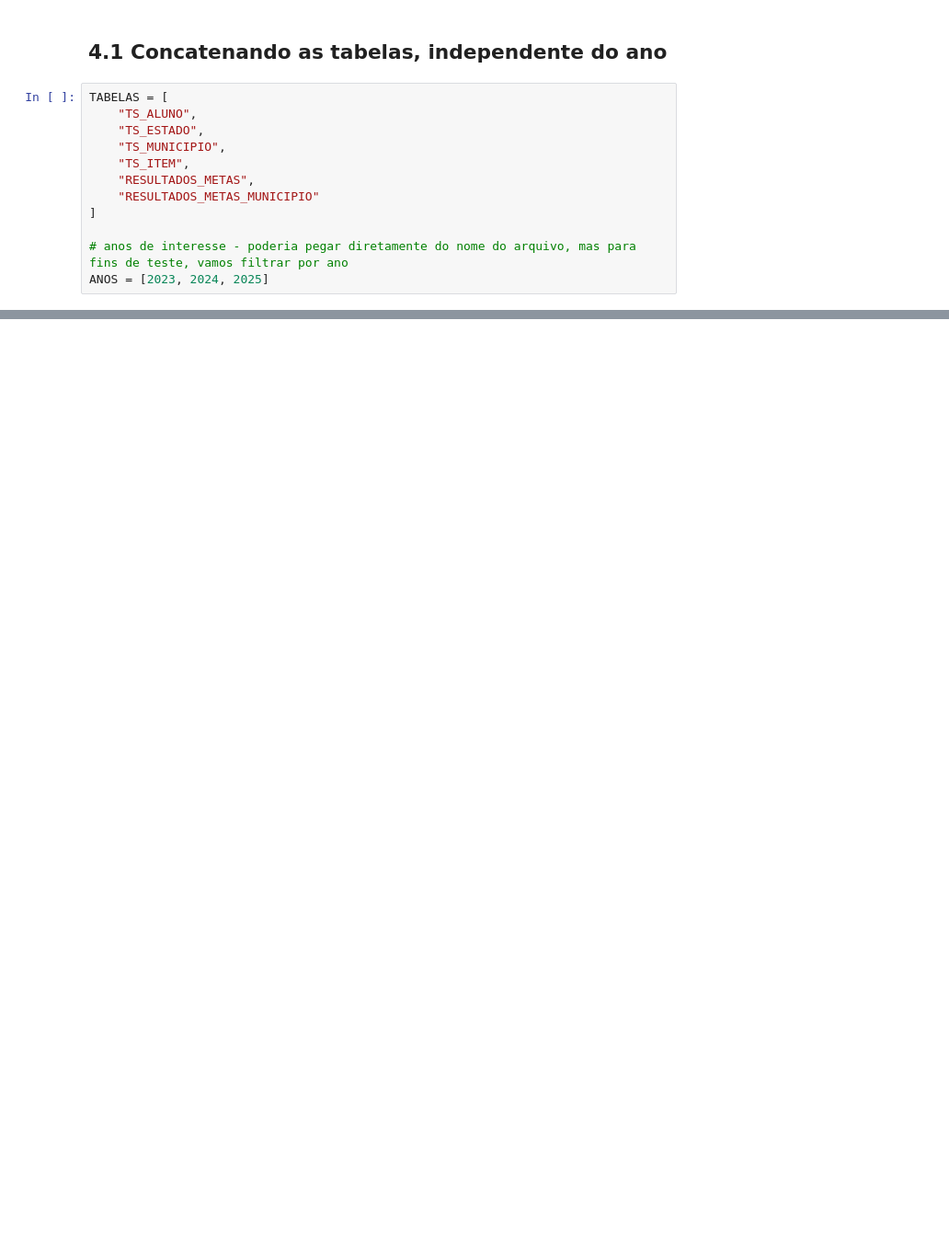
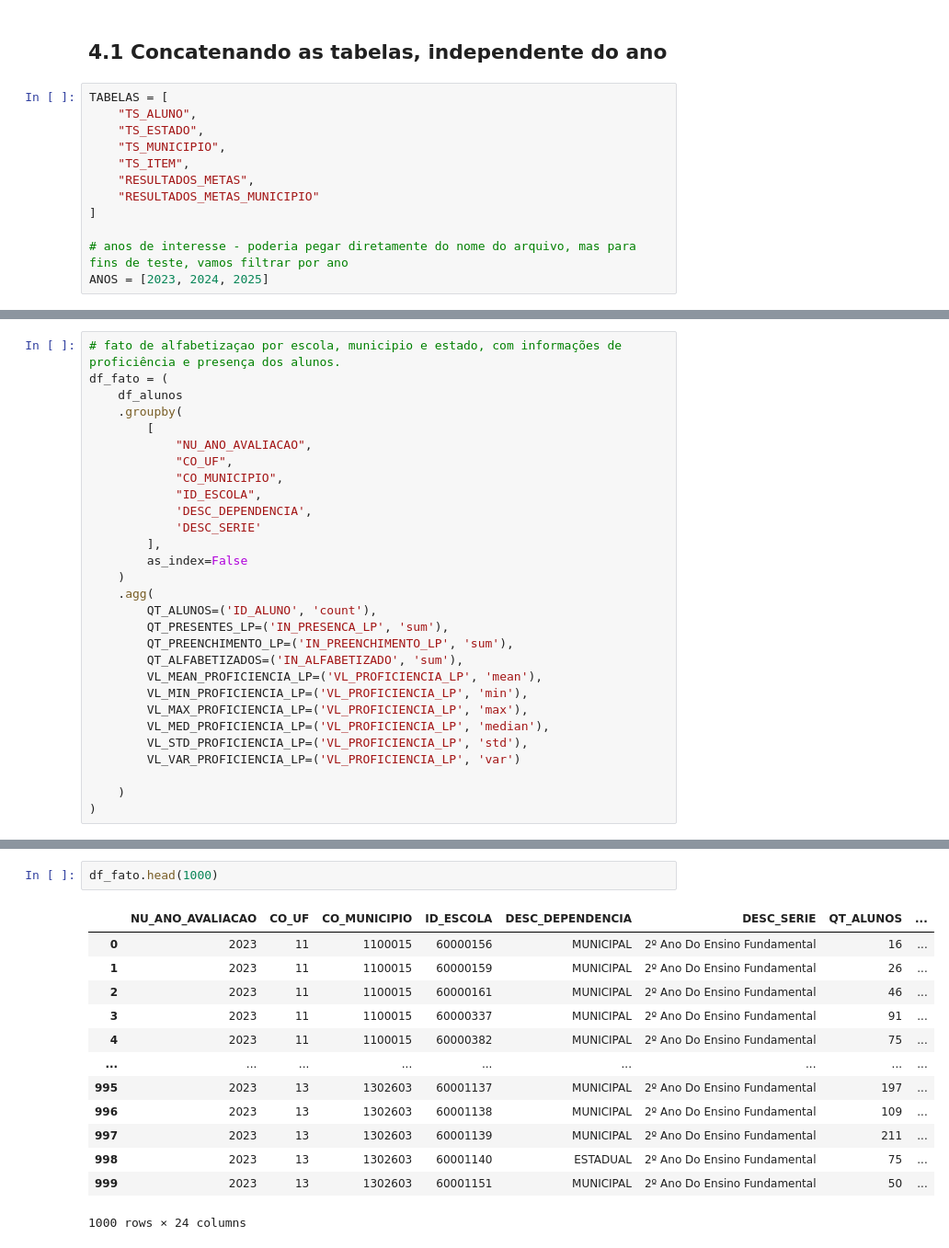
Before and after one commit to LucasRuizMartins/fiap_tech_challenge_02, a Jupyter notebook: notebooks/04 - pipeline_silver_gold_refat.ipynb, the cells around one changed output, grey strips where cells are left out. Shown at 92% size. Drawn from its saved outputs; the diff is of its cells as text; blank space fills up the shorter version.

```diff
--- a/notebooks/04 - pipeline_silver_gold_refat.ipynb
+++ b/notebooks/04 - pipeline_silver_gold_refat.ipynb
@@ -279,0 +331,29 @@ dataframe.head()
+# %%
+# fato de alfabetizaçao por escola, municipio e estado, com informações de proficiência e presença dos alunos.
+df_fato = (
+    df_alunos
+    .groupby(
+        [
+            "NU_ANO_AVALIACAO",
+            "CO_UF",
+            "CO_MUNICIPIO",
+            "ID_ESCOLA",
+            'DESC_DEPENDENCIA',
+            'DESC_SERIE'
+        ],
+        as_index=False
+    )
+    .agg(
+        QT_ALUNOS=('ID_ALUNO', 'count'),
+        QT_PRESENTES_LP=('IN_PRESENCA_LP', 'sum'),
+        QT_PREENCHIMENTO_LP=('IN_PREENCHIMENTO_LP', 'sum'),
+        QT_ALFABETIZADOS=('IN_ALFABETIZADO', 'sum'),
+        VL_MEAN_PROFICIENCIA_LP=('VL_PROFICIENCIA_LP', 'mean'),
+        VL_MIN_PROFICIENCIA_LP=('VL_PROFICIENCIA_LP', 'min'),
+        VL_MAX_PROFICIENCIA_LP=('VL_PROFICIENCIA_LP', 'max'),
+        VL_MED_PROFICIENCIA_LP=('VL_PROFICIENCIA_LP', 'median'),
+        VL_STD_PROFICIENCIA_LP=('VL_PROFICIENCIA_LP', 'std'),
+        VL_VAR_PROFICIENCIA_LP=('VL_PROFICIENCIA_LP', 'var')
+
+    )
+)
@@ -279,0 +422,16 @@ dataframe.head()
+# %%
+df_fato.head(1000)
+# %% [output]
+|  | NU_ANO_AVALIACAO | CO_UF | CO_MUNICIPIO | ID_ESCOLA | DESC_DEPENDENCIA | DESC_SERIE | QT_ALUNOS | ... |
+| 0 | 2023 | 11 | 1100015 | 60000156 | MUNICIPAL | 2º Ano Do Ensino Fundamental | 16 | ... |
+| 1 | 2023 | 11 | 1100015 | 60000159 | MUNICIPAL | 2º Ano Do Ensino Fundamental | 26 | ... |
+| 2 | 2023 | 11 | 1100015 | 60000161 | MUNICIPAL | 2º Ano Do Ensino Fundamental | 46 | ... |
+| 3 | 2023 | 11 | 1100015 | 60000337 | MUNICIPAL | 2º Ano Do Ensino Fundamental | 91 | ... |
+| 4 | 2023 | 11 | 1100015 | 60000382 | MUNICIPAL | 2º Ano Do Ensino Fundamental | 75 | ... |
+| ... | ... | ... | ... | ... | ... | ... | ... | ... |
+| 995 | 2023 | 13 | 1302603 | 60001137 | MUNICIPAL | 2º Ano Do Ensino Fundamental | 197 | ... |
+| 996 | 2023 | 13 | 1302603 | 60001138 | MUNICIPAL | 2º Ano Do Ensino Fundamental | 109 | ... |
+| 997 | 2023 | 13 | 1302603 | 60001139 | MUNICIPAL | 2º Ano Do Ensino Fundamental | 211 | ... |
+| 998 | 2023 | 13 | 1302603 | 60001140 | ESTADUAL | 2º Ano Do Ensino Fundamental | 75 | ... |
+| 999 | 2023 | 13 | 1302603 | 60001151 | MUNICIPAL | 2º Ano Do Ensino Fundamental | 50 | ... |
+1000 rows × 24 columns
```
Also changed, not shown: parts of 31 cells of this notebook, 2 other files.
